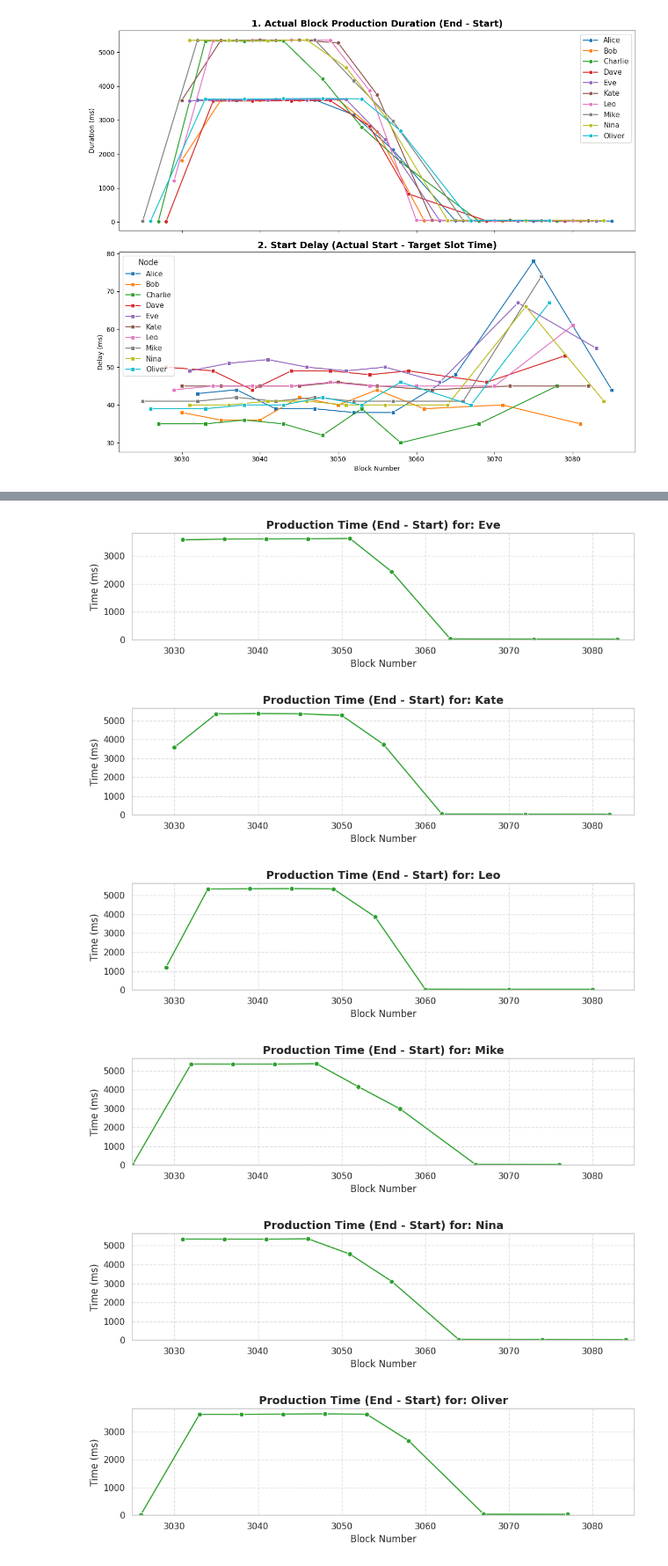
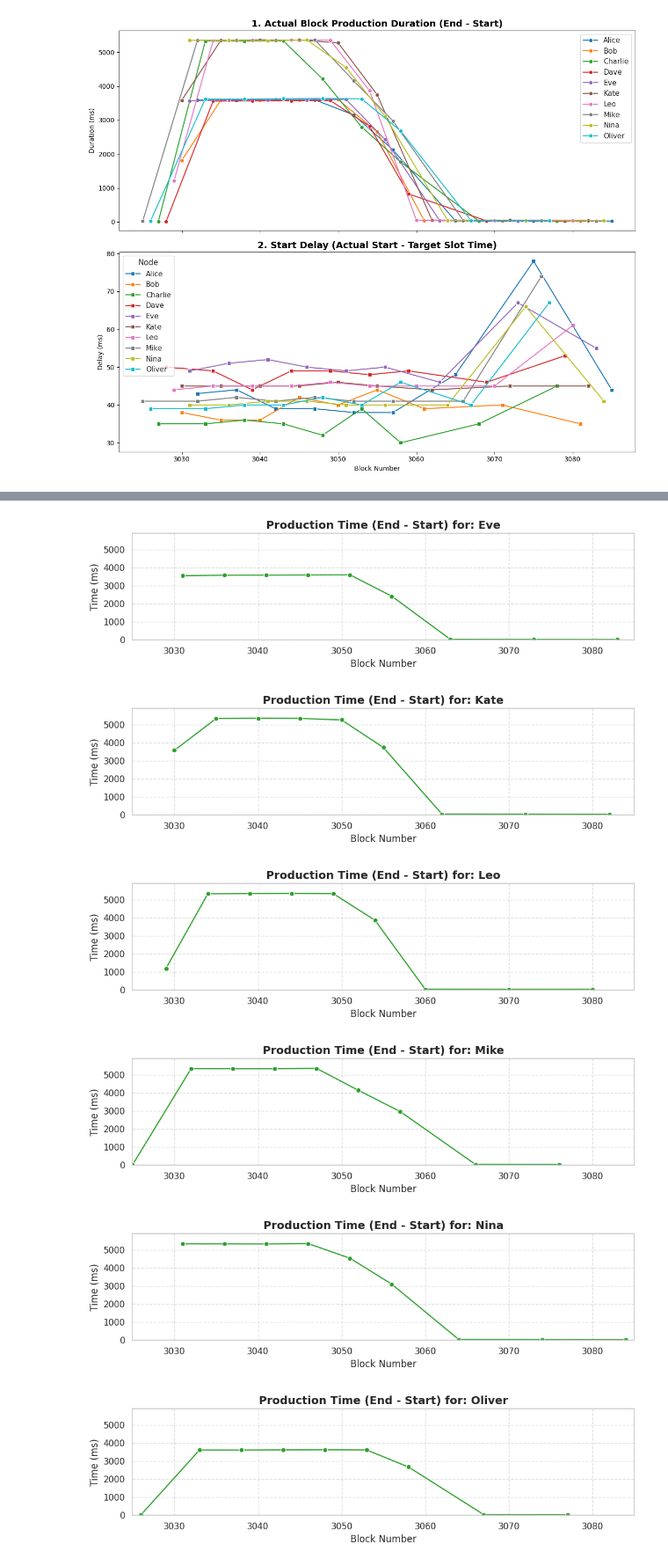
Before and after one commit to midnightntwrk/partner-chains, a Jupyter notebook: e2e-tests/utils/benchmarks/block_size_benchmarks/jupyter/Block_creation_times.ipynb, the cells around one changed output, grey strips where cells are left out. Shown at 88% size. Saved outputs shown, nothing was run; the diff lists cells and outputs as text; code cells hidden in the pictures.

```diff
--- a/e2e-tests/utils/benchmarks/block_size_benchmarks/jupyter/Block_creation_times.ipynb
+++ b/e2e-tests/utils/benchmarks/block_size_benchmarks/jupyter/Block_creation_times.ipynb
@@ -207,18 +207,22 @@ Parsed 90 blocks successfully.
 4  Alice   3052             3151.0           38.0
 [figure]
 # %%
+import matplotlib.pyplot as plt
+import seaborn as sns
+
 # 1. Get the list of nodes
 unique_nodes = sorted(df['Node'].unique())
 
-# 2. Determine global X-axis limits (so all charts match)
+# 2. Determine global X-axis limits
 min_block = df['Block'].min()
 max_block = df['Block'].max()
 
-# Optional: Add a small buffer (e.g., -1/+1) so points aren't on the very edge
-# min_block -= 1
-# max_block += 1
+# 3. Determine global Y-axis limit (New Step)
+# Find the max time across ALL nodes and add a 10% buffer for visual spacing
+max_y_val = df['ProductionTime_ms'].max()
+global_y_limit = max_y_val * 1.1
 
-# 3. Iterate and plot
+# 4. Iterate and plot
 for node in unique_nodes:
     # Filter data for this specific node
     node_data = df[df['Node'] == node]
@@ -230,13 +234,13 @@ for node in unique_nodes:
     # Create a new figure for each node
     plt.figure(figsize=(10, 3))
 
-    # Plot Production Time (End - Start)
+    # Plot Production Time
     sns.lineplot(
         data=node_data,
         x="Block",
         y="ProductionTime_ms",
         marker="o",
-        color="#2ca02c"  # Green color
+        color="#2ca02c"
     )
 
     # Formatting
@@ -244,16 +248,16 @@ for node in unique_nodes:
     plt.ylabel("Time (ms)")
     plt.xlabel("Block Number")
 
-    # --- CRITICAL CHANGE: Set the X-axis limits to the global range ---
+    # --- GLOBAL AXIS LIMITS ---
+    # 1. Apply global X limits
     plt.xlim(min_block, max_block)
 
-    # Ensure Y-axis starts at 0 for accurate scale
-    plt.ylim(bottom=0)
+    # 2. Apply global Y limits (0 to Global Max)
+    plt.ylim(0, global_y_limit)
+    # --------------------------
 
     # Handle ticks: If the total range is small, show every integer.
-    # Otherwise, let Matplotlib decide to avoid overcrowding.
     if (max_block - min_block) < 50:
-        # Create a range of all integers from min to max
         plt.xticks(range(int(min_block), int(max_block) + 1))
 
     plt.grid(True, linestyle='--', alpha=0.6)
@@ -267,6 +271,6 @@ for node in unique_nodes:
-[figure, old version]
+[figure, new version]
-[figure, old version]
+[figure, new version]
-[figure, old version]
+[figure, new version]
-[figure, old version]
+[figure, new version]
-[figure, old version]
+[figure, new version]
-[figure, old version]
+[figure, new version]
```
Also changed, not shown: parts of 1 cell of this notebook, 1 other file.
